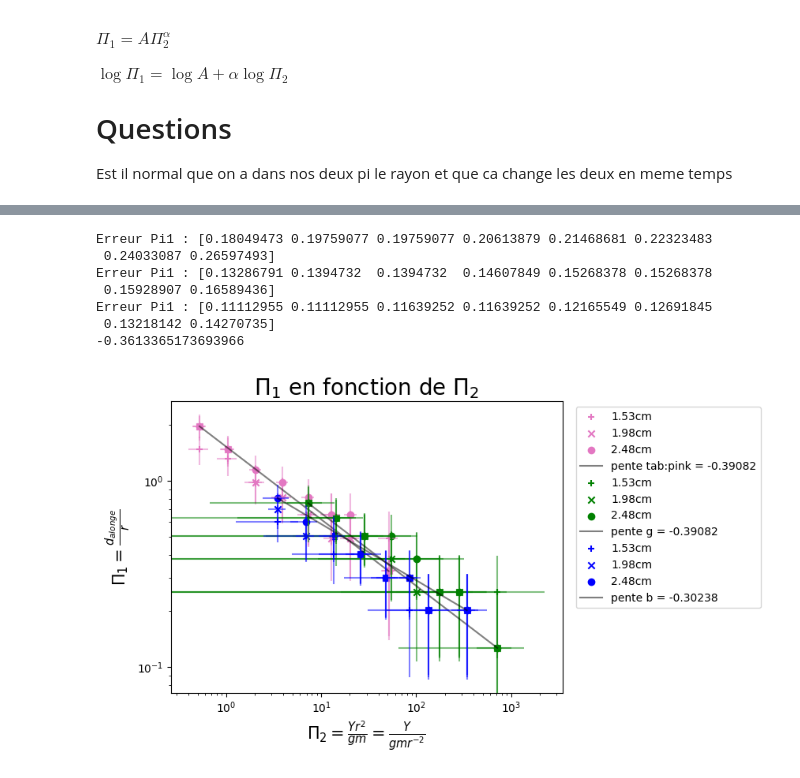
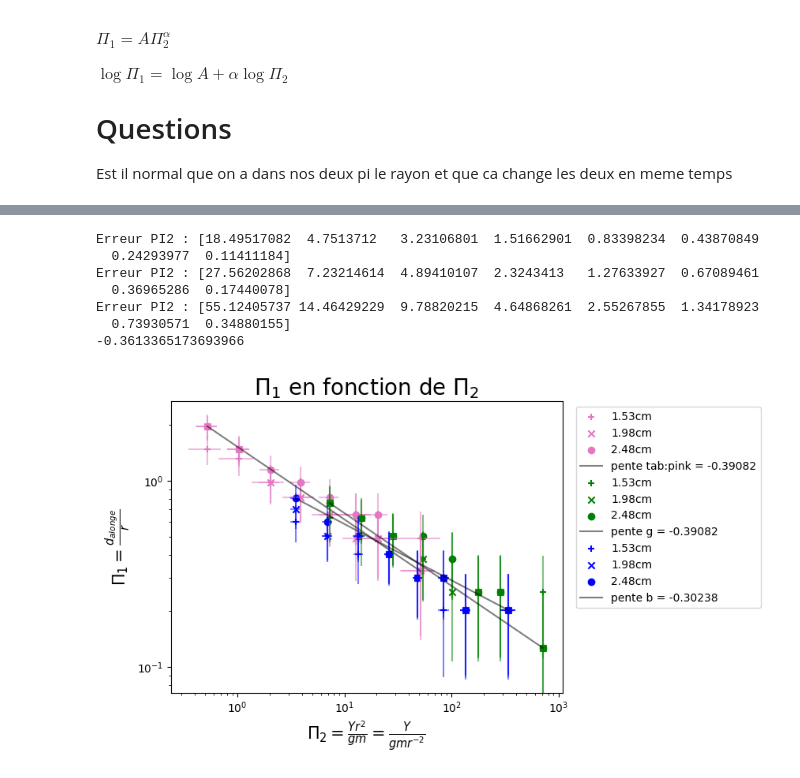
Before and after one commit to erdicn/ContactDeHertz, a Jupyter notebook: Hertz.ipynb, the cells around one changed output, grey strips where cells are left out. Drawn from its saved outputs; the diff is of its cells as text; code cells hidden in the pictures.

```diff
--- a/Hertz.ipynb
+++ b/Hertz.ipynb
@@ -5,6 +5,7 @@ from matplotlib.markers import MarkerStyle
 # %%
 Rayons=(np.array([3.06,3.96,4.97])/2)/100
 err_Rayons = (np.array([0.94, 1.49, 1.3]))/1000
+Rayons_err = err_Rayons
 print("Erreur de Rayons :", err_Rayons) # Bonnes
 
 L = (np.array([19.3, 20.9, 25.5]))/1000
@@ -29,7 +30,8 @@ print("Young dénominateur :", Young_Bas)
 errYoungBas = (errS/S)*Young_Bas + (errEpsilon/epsilon)*Young_Bas
 print("Erreur dénominateur de Young :",errYoungBas)
 masse_vide = 66/1000
-errMasse = np.array([0, 0, 0, 0, 0, 0, 0, 0]) #np.array([2, 2, 4, 8, 16, 32, 64, 128])/1000            # TODO trouver lincertitude sur la masse
+errMasse = np.array([0.01, 0.01, 0.02, 0.02, 0.04, 0.08, 0.20, 0.320]) #np.array([2, 2, 4, 8, 16, 32, 64, 128])/1000            # TODO trouver lincertitude sur la masse
+Masses_err = errMasse
 # print(errMasse)
 
 Masses=np.array([0  , 100 , 200 , 400 , 800 , 1600, 3200, 6400])/1000
@@ -155,8 +221,17 @@ def TousSur1Graph(nb, alongations, Masses, Rayons, nomGraph, Youngs, AX, COLOR,
         X = PI2[nb]#Pi2(Youngs, Masses, Rayons[i])
         Y = PI1[nb][i]#Pi1(alongations[i], Rayons[i])
         Pi2_err = (Young_err[nb]/YoungPa[i] + errMasse/Masses + 2*(err_Rayons[i]/Rayons[i])) * X
+        if nb >= 1:
+            Pi2_err = PI2_ERR[0]*nb
+        Pi1_err = (2.5e-3)/alongations[i]*Y + err_Rayons[i]/Rayons[i]*Y
+        # WHAT the £µ&%§!
+        # Yr2 = Y[nb]*Rayons[i]**2
+        # Yr2_err = (Y_err[nb]/Y[nb] + 2*(Rayons_err[i]/Rayons[i])/(Rayons[i]**2))* Yr2
+        # gm = Masses*g
+        # gm_err = (Masses_err/Masses + g_err/g)*gm
+        # Pi2_err = (Yr2_err/Yr2 + gm_err/gm)*PI2[nb]
+        # Pi1_err = (2.5e-3 / ToutLesSpheres[nb][i] + 1e-3/Rayons[nb])*PI1[nb][i]
         PI2_ERR.append(Pi2_err)
-        Pi1_err = (2.5e-3)/alongations[i]*Y + err_Rayons[i]/Rayons[i]*Y
         PI1_ERR.append(Pi1_err)
         AX.errorbar( X, Y, xerr = Pi2_err, yerr=Pi1_err, marker = None,#MarkerStyle('o', fillstyle=markers[i])
                     color = COLOR, ls = 'none', alpha = 0.5
@@ -166,43 +241,44 @@ def TousSur1Graph(nb, alongations, Masses, Rayons, nomGraph, Youngs, AX, COLOR,
         for c in range(len(X)):
             if X[c] <= minx:
                 minx = X[c]
                 miny = Y[c]
             if X[c] >= maxx:
                 maxx = X[c]
                 maxy = Y[c]
-    # print("Erreur PI2 :", Pi2_err)
-    print("Erreur Pi1 :", Pi1_err)
+    print("Erreur PI2 :", Pi2_err)
+    # print("Erreur Pi1 :", Pi1_err)
     pente = (np.log(maxy) - np.log(miny))/(np.log(maxx)-np.log(minx))
     AX.plot([minx, maxx], [miny, maxy], c = "k", alpha = 0.5, label = "pente "+ COLOR +" = %.5f" %pente)
     # pas touche la mouche
     plt.legend(bbox_to_anchor=(1.02, 1.0),loc='upper left')
     plt.title("$\Pi_1$ en fonction de $\Pi_2$", fontsize = 20)
     plt.xlabel("$\Pi_2 = \\frac{Yr^2}{gm} = \\frac{Y}{gmr^{-2}}$", fontsize = 15)
     plt.ylabel("$\Pi_1 = \\frac{d_{alonge}}{r}$", fontsize = 15)
     if loglog:
         AX.set_xscale('log')
+        # AX.set_yscale('log')
         AX.set_yscale('log')
     return pente
     #plt.savefig("image.png")
 COLORS = ["tab:pink", "g", "b"]
 fig, AX = plt.subplots()
 PENTES = []
 for i in range(len(ToutLesSpheres)):
-    PENTES.append(TousSur1Graph(i, ToutLesSpheres[i], Masses, Rayons, Noms[i], YoungPa[i], AX, COLORS[i]))
+    PENTES.append(TousSur1Graph(i, ToutLesSpheres[i], Masses, Rayons, Noms[i], YoungPa[i], AX, COLORS[i], loglog = True))
 ALPHA = np.average(PENTES)
 print(ALPHA)
 plt.savefig("Tous.png", dpi = 500)
 plt.show()
 plt.close()
 # %% [output]
-Erreur Pi1 : [0.18049473 0.19759077 0.19759077 0.20613879 0.21468681 0.22323483
- 0.24033087 0.26597493]
-Erreur Pi1 : [0.13286791 0.1394732  0.1394732  0.14607849 0.15268378 0.15268378
- 0.15928907 0.16589436]
-Erreur Pi1 : [0.11112955 0.11112955 0.11639252 0.11639252 0.12165549 0.12691845
- 0.13218142 0.14270735]
+Erreur PI2 : [18.49517082  4.7513712   3.23106801  1.51662901  0.83398234  0.43870849
+  0.24293977  0.11411184]
+Erreur PI2 : [27.56202868  7.23214614  4.89410107  2.3243413   1.27633927  0.67089461
+  0.36965286  0.17440078]
+Erreur PI2 : [55.12405737 14.46429229  9.78820215  4.64868261  2.55267855  1.34178923
+  0.73930571  0.34880155]
 -0.3613365173693966
-[figure, old version]
+[figure, new version]
 # %%
 # def valeurs(Y, r, m, g = 9.81):
 #     val = r*(((Y * r**2) / (g * m))**(ALPHA))
```
Also changed, not shown: parts of 4 cells of this notebook, 2 other files.
